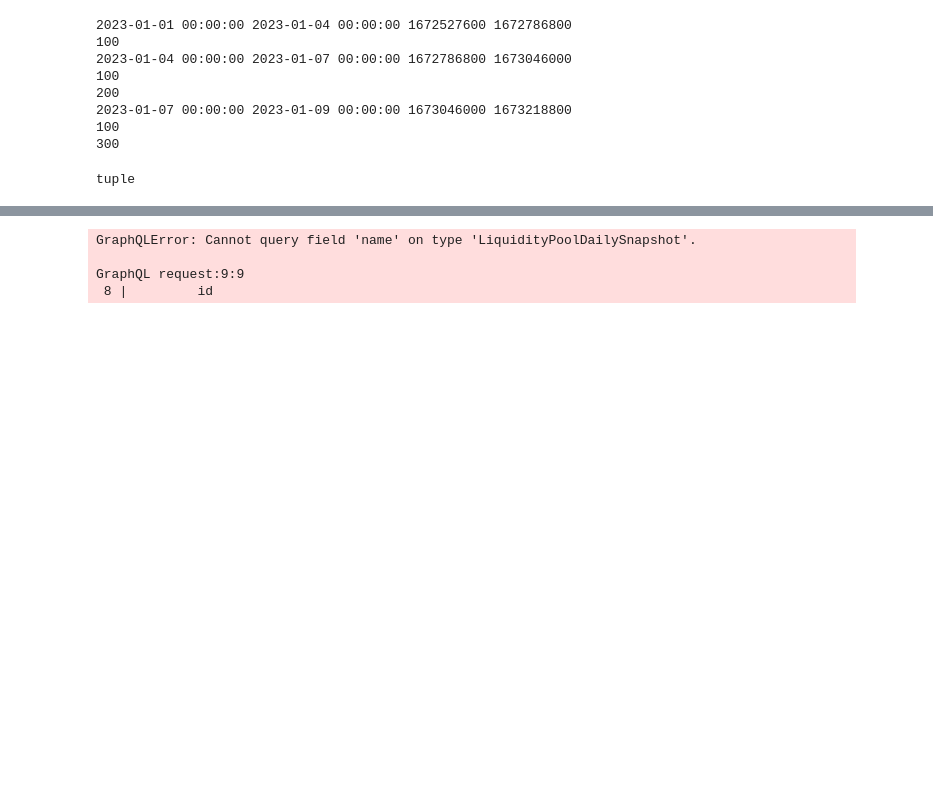
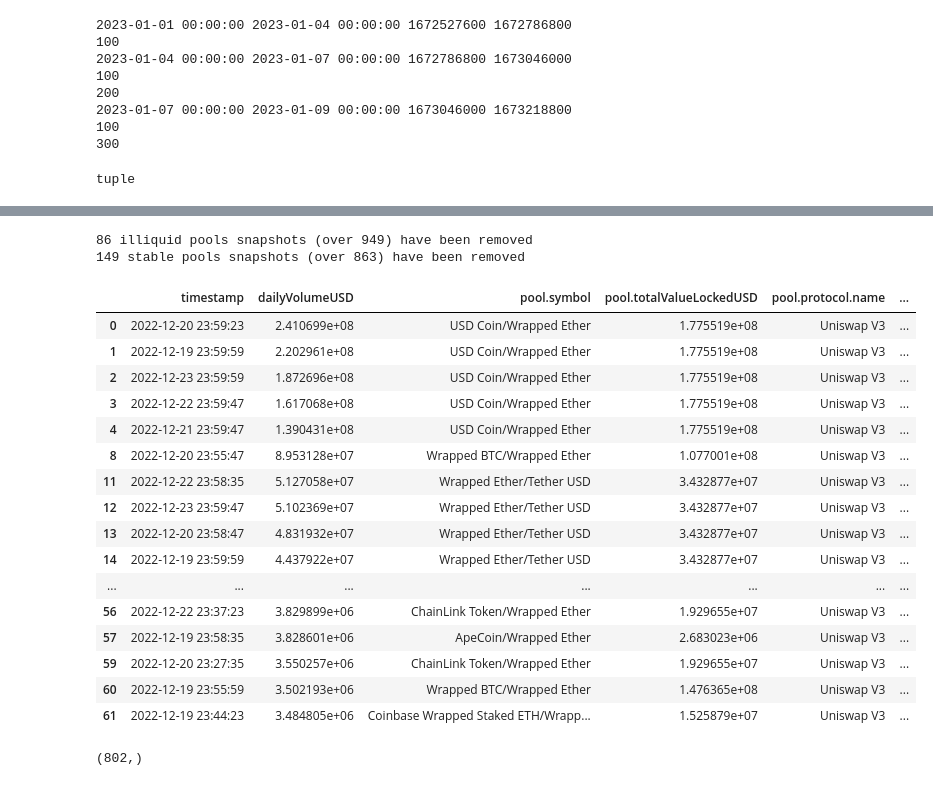
Before and after one commit to juliencarponcy/py0xcluster, a Jupyter notebook: notebooks/gpt_data_fetch.ipynb, the cells around one changed output, grey strips where cells are left out. Cells and saved outputs as stored; diff of their text form; code cells hidden in the pictures; blank space fills up the shorter version.

```diff
--- a/notebooks/gpt_data_fetch.ipynb
+++ b/notebooks/gpt_data_fetch.ipynb
@@ -174,37 +90,0 @@ df
-# %%
-from gql import gql, Client
-from gql.transport.requests import RequestsHTTPTransport
-
-# Set up the client
-transport = RequestsHTTPTransport(
-    url='https://api.thegraph.com/subgraphs/name/messari/uniswap-v3-ethereum',
-    use_json=True,
-)
-client = Client(transport=transport, fetch_schema_from_transport=True)
-
-# Execute the query
-value = 100000
-query = gql('''
-    query GetPoolsWithHighVolume($value: BigDecimal!) {
-      liquidityPoolDailySnapshots(
-        where: {
-          dailyVolumeUSD_gte: $value
-        }
-      ) {
-        id
-        name
-      }
-    }
-''')
-variables = {'value': value}
-result = client.execute(query, variable_values=variables)
-
-# Print the IDs of the pools
-pool_ids = [pool['id'] for pool in result['liquidityPoolDailySnapshots']]
-pool_names = [pool['name'] for pool in result['liquidityPoolDailySnapshots']]
-print(pool_ids)
-# %% [output]
-GraphQLError: Cannot query field 'name' on type 'LiquidityPoolDailySnapshot'.
-
-GraphQL request:9:9
- 8 |         id
@@ -225,0 +91,34 @@ pools_summary.head(50)
+# %%
+min_TVL = 100000
+
+
+uni3_pools = uni3pools_selector.remove_illiquid_pools(uni3_pools, min_TVL)
+uni3_pools = uni3pools_selector.remove_stable_pools(uni3_pools)
+uni3_pools.head(50)
+# %% [output]
+86 illiquid pools snapshots (over 949) have been removed
+149 stable pools snapshots (over 863) have been removed
+|  | timestamp | dailyVolumeUSD | pool.symbol | pool.totalValueLockedUSD | pool.protocol.name | ... |
+| 0 | 2022-12-20 23:59:23 | 2.410699e+08 | USD Coin/Wrapped Ether | 1.775519e+08 | Uniswap V3 | ... |
+| 1 | 2022-12-19 23:59:59 | 2.202961e+08 | USD Coin/Wrapped Ether | 1.775519e+08 | Uniswap V3 | ... |
+| 2 | 2022-12-23 23:59:59 | 1.872696e+08 | USD Coin/Wrapped Ether | 1.775519e+08 | Uniswap V3 | ... |
+| 3 | 2022-12-22 23:59:47 | 1.617068e+08 | USD Coin/Wrapped Ether | 1.775519e+08 | Uniswap V3 | ... |
+| 4 | 2022-12-21 23:59:47 | 1.390431e+08 | USD Coin/Wrapped Ether | 1.775519e+08 | Uniswap V3 | ... |
+| 8 | 2022-12-20 23:55:47 | 8.953128e+07 | Wrapped BTC/Wrapped Ether | 1.077001e+08 | Uniswap V3 | ... |
+| 11 | 2022-12-22 23:58:35 | 5.127058e+07 | Wrapped Ether/Tether USD | 3.432877e+07 | Uniswap V3 | ... |
+| 12 | 2022-12-23 23:59:47 | 5.102369e+07 | Wrapped Ether/Tether USD | 3.432877e+07 | Uniswap V3 | ... |
+| 13 | 2022-12-20 23:58:47 | 4.831932e+07 | Wrapped Ether/Tether USD | 3.432877e+07 | Uniswap V3 | ... |
+| 14 | 2022-12-19 23:59:59 | 4.437922e+07 | Wrapped Ether/Tether USD | 3.432877e+07 | Uniswap V3 | ... |
+| ... | ... | ... | ... | ... | ... | ... |
+| 56 | 2022-12-22 23:37:23 | 3.829899e+06 | ChainLink Token/Wrapped Ether | 1.929655e+07 | Uniswap V3 | ... |
+| 57 | 2022-12-19 23:58:35 | 3.828601e+06 | ApeCoin/Wrapped Ether | 2.683023e+06 | Uniswap V3 | ... |
+| 59 | 2022-12-20 23:27:35 | 3.550257e+06 | ChainLink Token/Wrapped Ether | 1.929655e+07 | Uniswap V3 | ... |
+| 60 | 2022-12-19 23:55:59 | 3.502193e+06 | Wrapped BTC/Wrapped Ether | 1.476365e+08 | Uniswap V3 | ... |
+| 61 | 2022-12-19 23:44:23 | 3.484805e+06 | Coinbase Wrapped Staked ETH/Wrapp... | 1.525879e+07 | Uniswap V3 | ... |
+# %%
+is_stable_pool = uni3_pools['token0.lastPriceUSD'].between(0.99,1.01) & uni3_pools['token1.lastPriceUSD'].between(0.99,1.01)
+uni3_pools[is_stable_pool]
+
+is_stable_pool.sum
+# %% [output]
+(802,)
```
Also changed, not shown: parts of 12 cells of this notebook, 1 other file.
